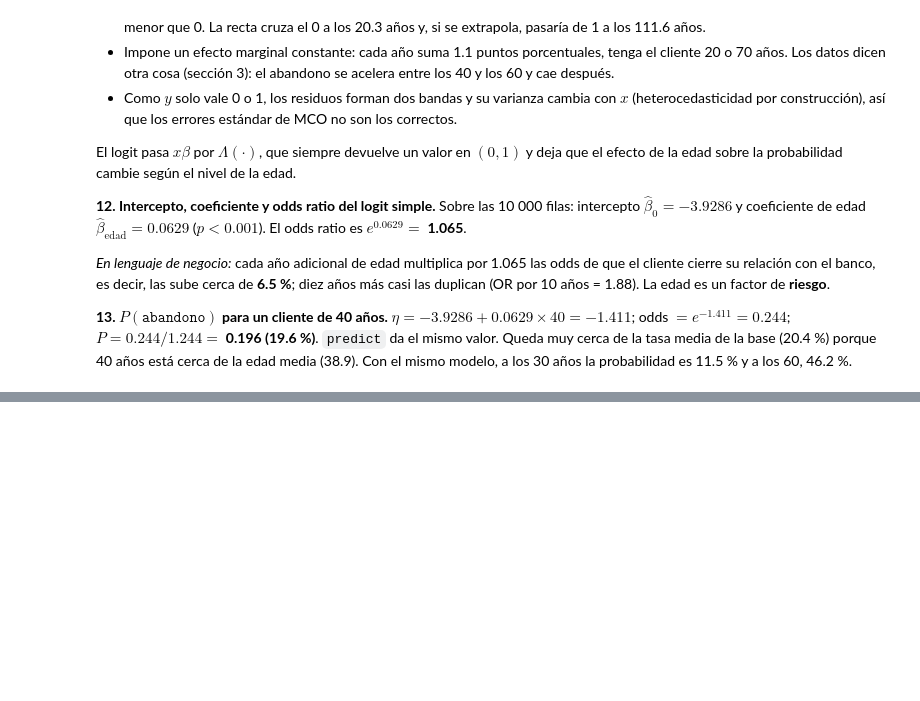
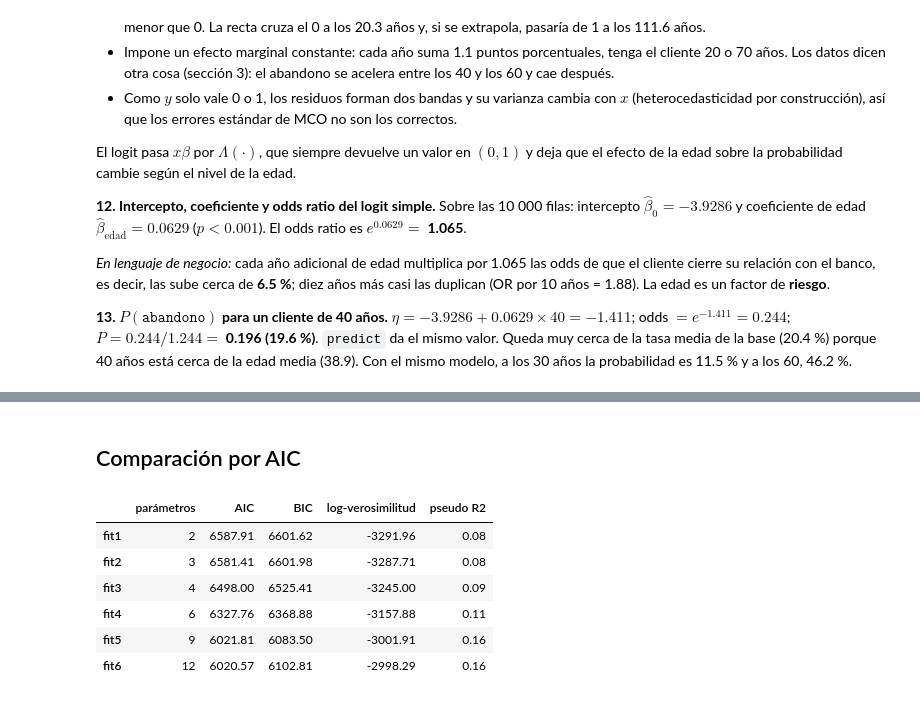
Before and after one commit to sebasrolemmel/Taller-abandono-producto-20262, a Jupyter notebook: Taller_Abandono_Producto_Financiero.ipynb, the cells around one changed output, grey strips where cells are left out. Saved outputs shown, nothing was run; the diff lists cells and outputs as text; code cells hidden in the pictures; blank space fills up the shorter version.

```diff
--- a/Taller_Abandono_Producto_Financiero.ipynb
+++ b/Taller_Abandono_Producto_Financiero.ipynb
@@ -638,0 +731,3 @@ El logit pasa $x\beta$ por $\Lambda(\cdot)$, que siempre devuelve un valor en $(
+# %%
+fit3 = smf.logit("abandono ~ edad + puntaje_crediticio + C(sexo)", data=Train_Data).fit(disp=False)
+print(fit3.summary())
@@ -638,0 +764,3 @@ El logit pasa $x\beta$ por $\Lambda(\cdot)$, que siempre devuelve un valor en $(
+# %%
+fit4 = smf.logit("abandono ~ edad + puntaje_crediticio + C(sexo) + C(pais)", data=Train_Data).fit(disp=False)
+print(fit4.summary())
@@ -638,0 +799,6 @@ El logit pasa $x\beta$ por $\Lambda(\cdot)$, que siempre devuelve un valor en $(
+# %%
+fit5 = smf.logit(
+    "abandono ~ edad + puntaje_crediticio + C(sexo) + C(pais) + saldo + numero_productos + miembro_activo",
+    data=Train_Data,
+).fit(disp=False)
+print(fit5.summary())
@@ -638,0 +840,7 @@ El logit pasa $x\beta$ por $\Lambda(\cdot)$, que siempre devuelve un valor en $(
+# %%
+fit6 = smf.logit(
+    "abandono ~ edad + puntaje_crediticio + C(sexo) + C(pais) + saldo + numero_productos + miembro_activo"
+    " + antiguedad + tiene_tarjeta + salario_estimado",
+    data=Train_Data,
+).fit(disp=False)
+print(fit6.summary())
@@ -638,0 +881,19 @@ El logit pasa $x\beta$ por $\Lambda(\cdot)$, que siempre devuelve un valor en $(
+# %% [markdown]
+## Comparación por AIC
+# %%
+modelos = {"fit1": fit1, "fit2": fit2, "fit3": fit3, "fit4": fit4, "fit5": fit5, "fit6": fit6}
+pd.DataFrame({
+    "parámetros": {k: int(m.df_model) + 1 for k, m in modelos.items()},
+    "AIC": {k: m.aic for k, m in modelos.items()},
+    "BIC": {k: m.bic for k, m in modelos.items()},
+    "log-verosimilitud": {k: m.llf for k, m in modelos.items()},
+    "pseudo R2": {k: m.prsquared for k, m in modelos.items()},
+}).round(2)
+# %% [output]
+|  | parámetros | AIC | BIC | log-verosimilitud | pseudo R2 |
+| fit1 | 2 | 6587.91 | 6601.62 | -3291.96 | 0.08 |
+| fit2 | 3 | 6581.41 | 6601.98 | -3287.71 | 0.08 |
+| fit3 | 4 | 6498.00 | 6525.41 | -3245.00 | 0.09 |
+| fit4 | 6 | 6327.76 | 6368.88 | -3157.88 | 0.11 |
+| fit5 | 9 | 6021.81 | 6083.50 | -3001.91 | 0.16 |
+| fit6 | 12 | 6020.57 | 6102.81 | -2998.29 | 0.16 |
```
Also changed, not shown: parts of 31 cells of this notebook.
